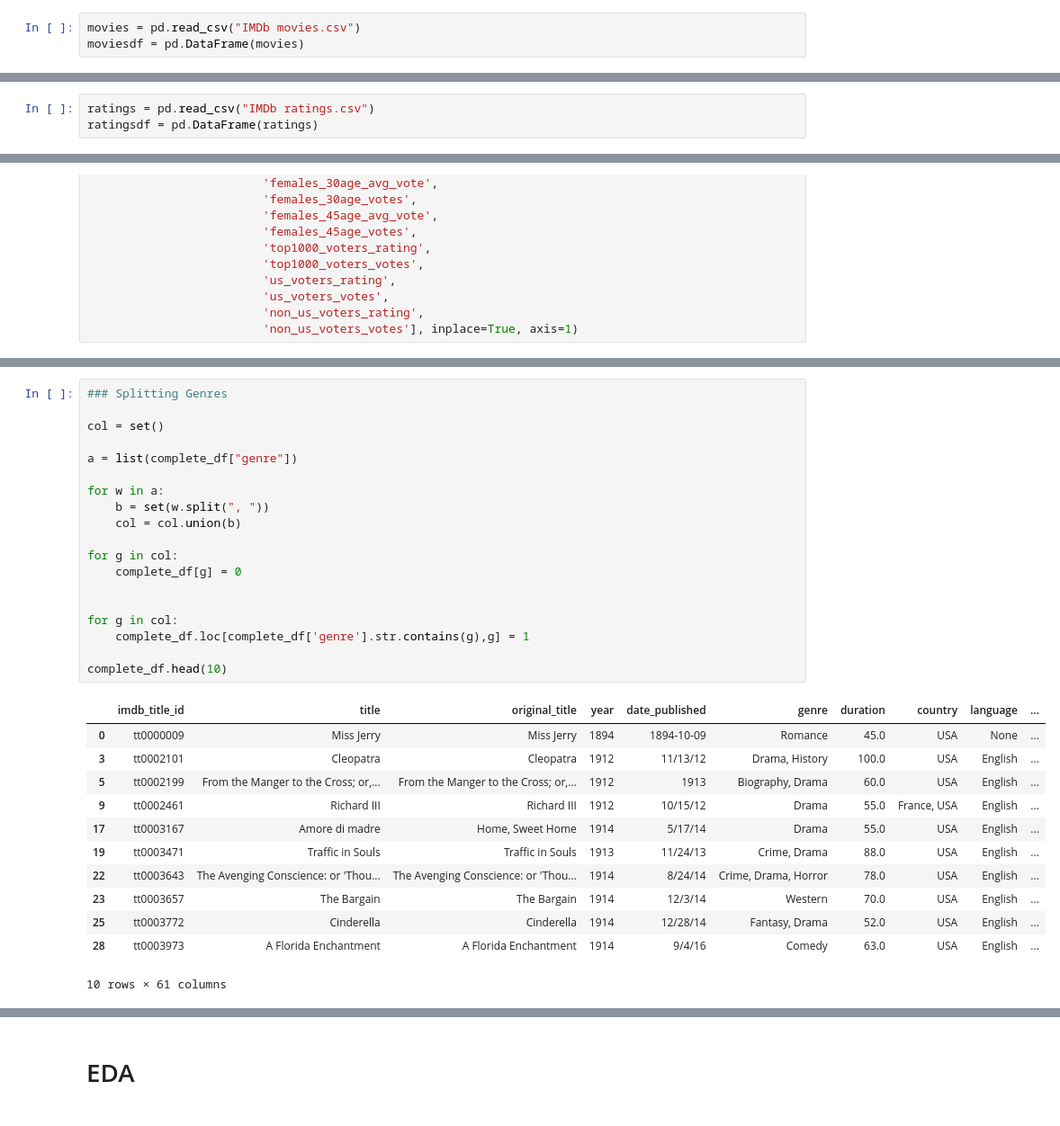
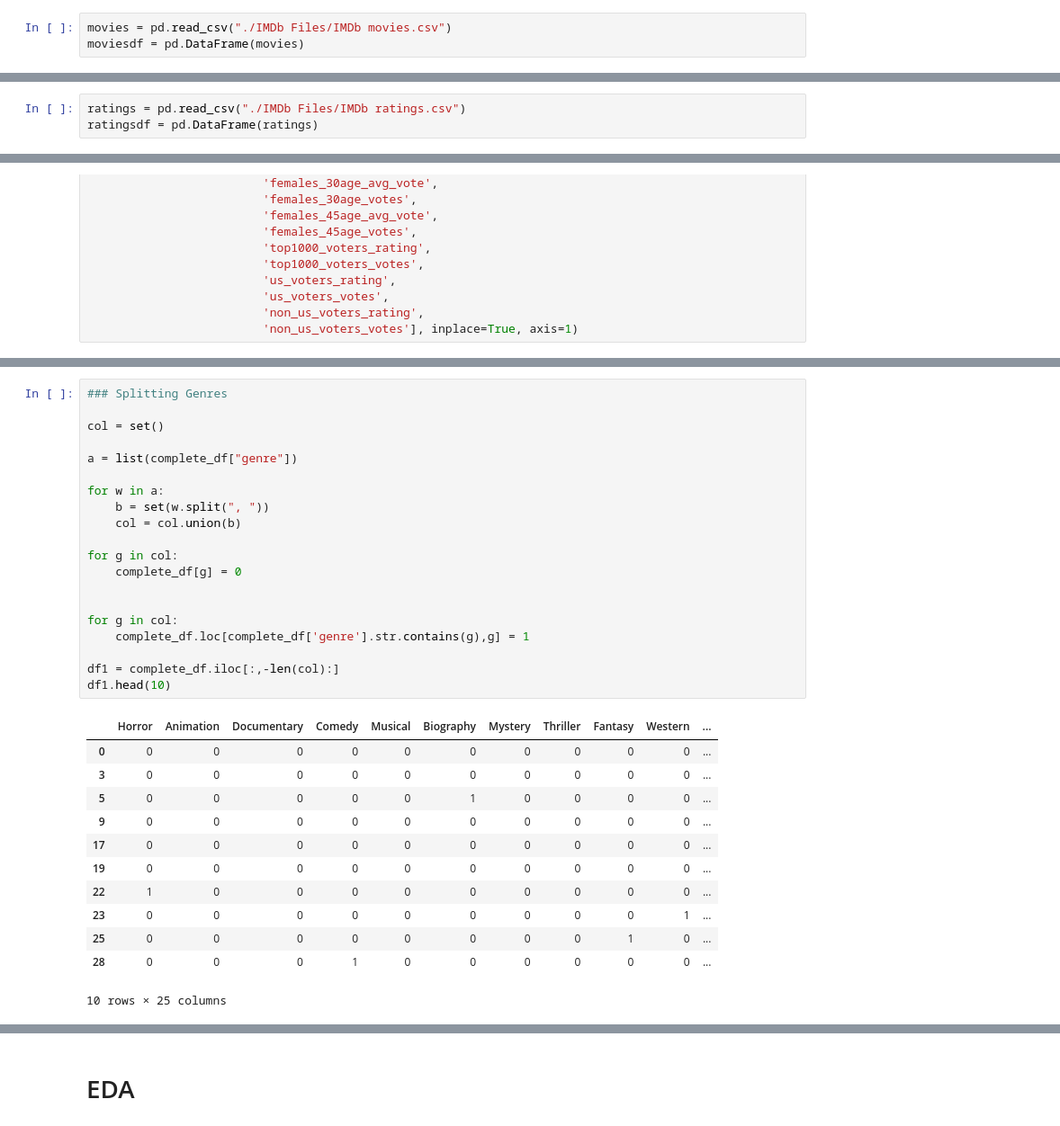
Before and after one commit to paola-perezrivera/CS418-Movie-Model, a Jupyter notebook: IMDb.ipynb, the cells around one changed output, grey strips where cells are left out. Shown at 90% size. Drawn from its saved outputs; the diff is of its cells as text.

```diff
--- a/IMDb.ipynb
+++ b/IMDb.ipynb
@@ -5,7 +5,7 @@ import matplotlib.pyplot as plt
 # %% [markdown]
 # Data Cleaning
 # %%
-movies = pd.read_csv("IMDb movies.csv")
+movies = pd.read_csv("./IMDb Files/IMDb movies.csv")
 moviesdf = pd.DataFrame(movies)
 # %%
 moviesdf.drop(columns=['budget', 'usa_gross_income', 'worlwide_gross_income', 'metascore'], inplace=True, axis=1)
@@ -61,7 +61,7 @@ reviews_from_users      0
 reviews_from_critics    0
 dtype: int64
 # %%
-ratings = pd.read_csv("IMDb ratings.csv")
+ratings = pd.read_csv("./IMDb Files/IMDb ratings.csv")
 ratingsdf = pd.DataFrame(ratings)
 # %%
 ratingsdf.drop(columns=['allgenders_0age_avg_vote',
@@ -150,32 +150,33 @@ dtype: int64
 # %%
 ### Splitting Genres
 
 col = set()
 
 a = list(complete_df["genre"])
 
 for w in a:
     b = set(w.split(", "))
     col = col.union(b)
 
 for g in col:
     complete_df[g] = 0
 
 
 for g in col:
     complete_df.loc[complete_df['genre'].str.contains(g),g] = 1
 
-complete_df.head(10)
+df1 = complete_df.iloc[:,-len(col):]
+df1.head(10)
 # %% [output]
-|  | imdb_title_id | title | original_title | year | date_published | genre | duration | country | language | ... |
-| 0 | tt0000009 | Miss Jerry | Miss Jerry | 1894 | 1894-10-09 | Romance | 45.0 | USA | None | ... |
-| 3 | tt0002101 | Cleopatra | Cleopatra | 1912 | 11/13/12 | Drama, History | 100.0 | USA | English | ... |
-| 5 | tt0002199 | From the Manger to the Cross; or,... | From the Manger to the Cross; or,... | 1912 | 1913 | Biography, Drama | 60.0 | USA | English | ... |
-| 9 | tt0002461 | Richard III | Richard III | 1912 | 10/15/12 | Drama | 55.0 | France, USA | English | ... |
-| 17 | tt0003167 | Amore di madre | Home, Sweet Home | 1914 | 5/17/14 | Drama | 55.0 | USA | English | ... |
-| 19 | tt0003471 | Traffic in Souls | Traffic in Souls | 1913 | 11/24/13 | Crime, Drama | 88.0 | USA | English | ... |
-| 22 | tt0003643 | The Avenging Conscience: or 'Thou... | The Avenging Conscience: or 'Thou... | 1914 | 8/24/14 | Crime, Drama, Horror | 78.0 | USA | English | ... |
-| 23 | tt0003657 | The Bargain | The Bargain | 1914 | 12/3/14 | Western | 70.0 | USA | English | ... |
-| 25 | tt0003772 | Cinderella | Cinderella | 1914 | 12/28/14 | Fantasy, Drama | 52.0 | USA | English | ... |
-| 28 | tt0003973 | A Florida Enchantment | A Florida Enchantment | 1914 | 9/4/16 | Comedy | 63.0 | USA | English | ... |
+|  | Horror | Animation | Documentary | Comedy | Musical | Biography | Mystery | Thriller | Fantasy | Western | ... |
+| 0 | 0 | 0 | 0 | 0 | 0 | 0 | 0 | 0 | 0 | 0 | ... |
+| 3 | 0 | 0 | 0 | 0 | 0 | 0 | 0 | 0 | 0 | 0 | ... |
+| 5 | 0 | 0 | 0 | 0 | 0 | 1 | 0 | 0 | 0 | 0 | ... |
+| 9 | 0 | 0 | 0 | 0 | 0 | 0 | 0 | 0 | 0 | 0 | ... |
+| 17 | 0 | 0 | 0 | 0 | 0 | 0 | 0 | 0 | 0 | 0 | ... |
+| 19 | 0 | 0 | 0 | 0 | 0 | 0 | 0 | 0 | 0 | 0 | ... |
+| 22 | 1 | 0 | 0 | 0 | 0 | 0 | 0 | 0 | 0 | 0 | ... |
+| 23 | 0 | 0 | 0 | 0 | 0 | 0 | 0 | 0 | 0 | 1 | ... |
+| 25 | 0 | 0 | 0 | 0 | 0 | 0 | 0 | 0 | 1 | 0 | ... |
+| 28 | 0 | 0 | 0 | 1 | 0 | 0 | 0 | 0 | 0 | 0 | ... |
-10 rows × 61 columns
+10 rows × 25 columns
```
Also changed, not shown: parts of 21 cells of this notebook.
